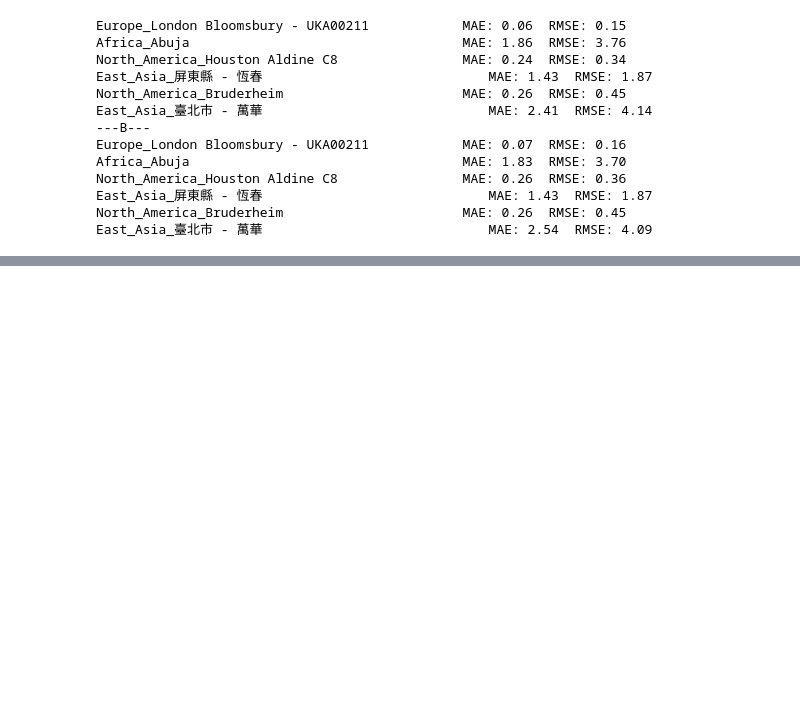
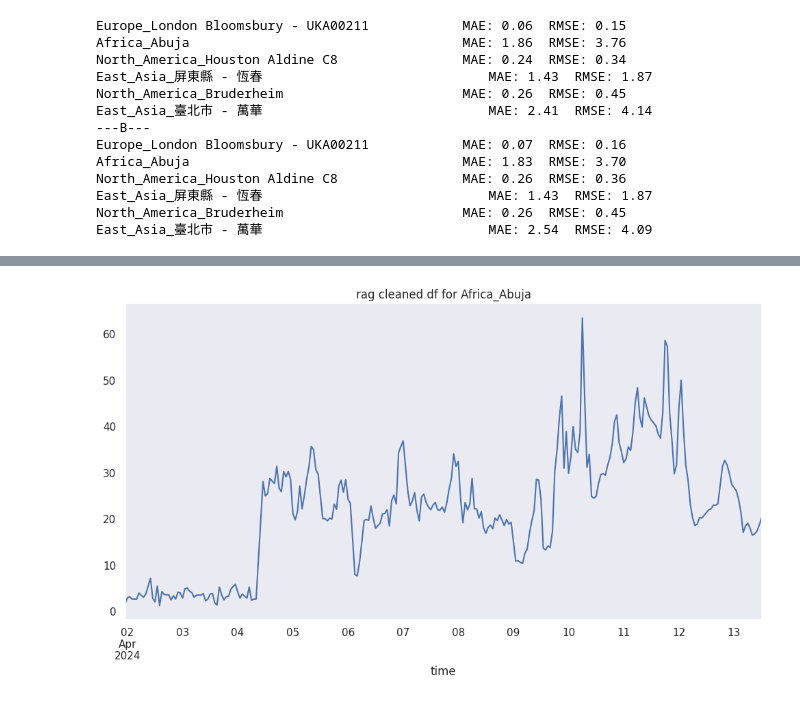
Before and after one commit to hsunh18/aq-ml-pipeline, a Jupyter notebook: aq_preprocessing_benchmark.ipynb, the cells around one changed output, grey strips where cells are left out. Cells and saved outputs as stored; diff of their text form; code cells hidden in the pictures; blank space fills up the shorter version.

```diff
--- a/aq_preprocessing_benchmark.ipynb
+++ b/aq_preprocessing_benchmark.ipynb
@@ -254,0 +302,7 @@ Therefore, any zero PM2.5 readings at this station should be treated with cautio
+# %%
+for station, meta in station_knowledge_base.items():
+    print(f"{station}: {meta['document'][:100] if meta['document'] else 'EMPTY'}")
+import os
+for path in ["/content/houston.pdf", "/content/brunderheim.pdf",
+             "/content/abuja.pdf", "/content/taipei.pdf"]:
+    print(f"{path}: {'EXISTS' if os.path.exists(path) else 'NOT FOUND'}")
@@ -2148,0 +2312,15 @@ East_Asia_臺北市 - 萬華                             MAE: 2.54  RMSE: 4.09
+# %%
+selected_cities = [
+    "East_Asia_臺北市 - 萬華",
+    "East_Asia_屏東縣 - 恆春",
+    "Africa_Abuja",
+    "Europe_London Bloomsbury - UKA00211",
+    "North_America_Houston Aldine C8",
+    "North_America_Bruderheim"
+]
+
+filtered_city_dfs = {key: df for key, df in city_dfs.items() if key in selected_cities}
+
+print(f"Processing RAG tasks for {len(filtered_city_dfs)} selected cities:")
+for city_key in filtered_city_dfs.keys():
+    print(f"- {city_key}")
@@ -2148,0 +2337,14 @@ East_Asia_臺北市 - 萬華                             MAE: 2.54  RMSE: 4.09
+# %%
+# Reset RAG task collection
+all_rag_tasks = []
+rag_processed_dfs_interim = {} # Intermediate storage for dataframes before RAG decisions
+
+for key, raw_df in filtered_city_dfs.items():
+    if raw_df.empty:
+        continue
+    print(f"Processing {key} (collecting RAG tasks)")
+    intermediate_df, tasks = process_with_rag_cleaning(raw_df.copy(), key)
+    rag_processed_dfs_interim[key] = intermediate_df
+    all_rag_tasks.extend(tasks)
+
+print(f"\nCollected {len(all_rag_tasks)} RAG tasks in total for selected cities.")
@@ -2148,0 +2428,7 @@ East_Asia_臺北市 - 萬華                             MAE: 2.54  RMSE: 4.09
+# %%
+key = "Africa_Abuja"
+df = rag_processed_dfs[key].copy()
+df["value"].plot(figsize=(12, 6), title=f"rag cleaned df for {key}")
+plt.show()
+# %% [output]
+[figure, added]
```
Also changed, not shown: parts of 16 cells of this notebook.
